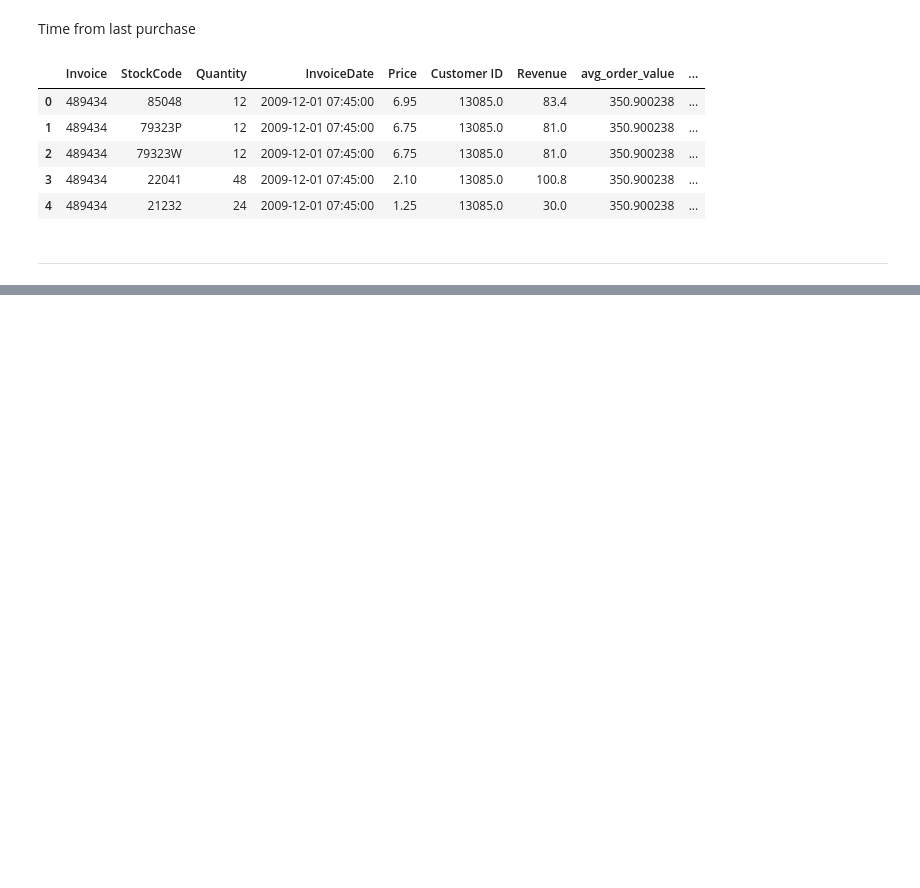
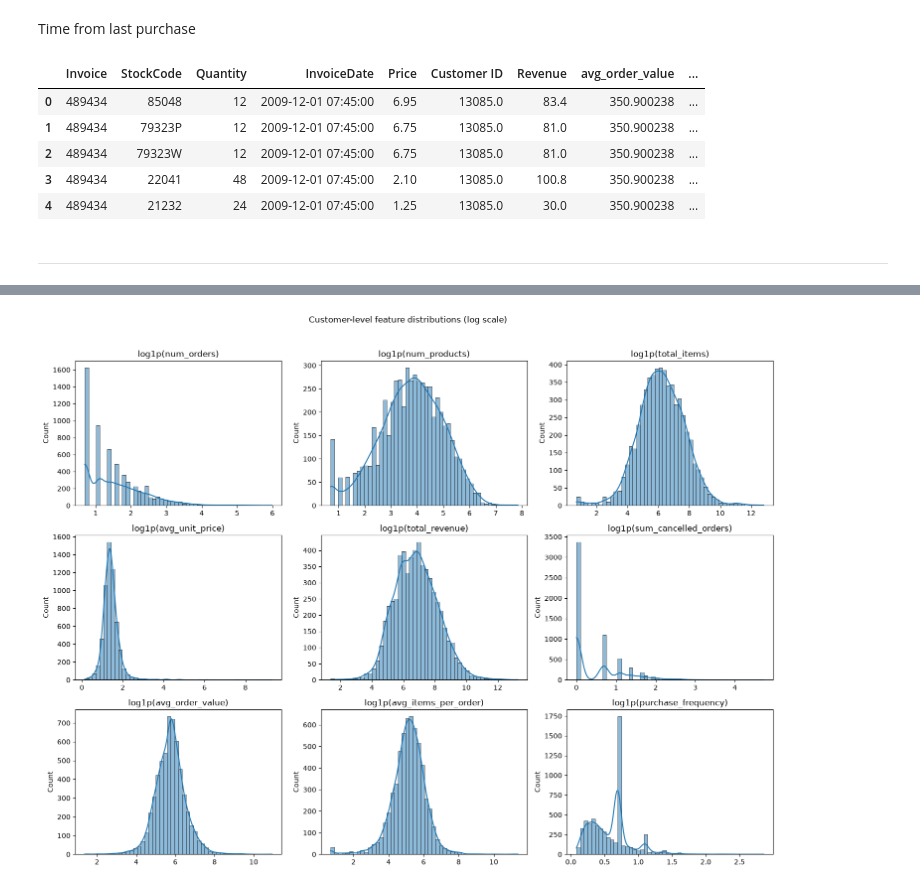
Before and after one commit to nick-st-coder/online-resail, a Jupyter notebook: notebooks/EDA.ipynb, the cells around one changed output, grey strips where cells are left out. Saved outputs shown, nothing was run; the diff lists cells and outputs as text; code cells hidden in the pictures; blank space fills up the shorter version.

Commit message:
added: heatmap and other plot analysis

```diff
--- a/notebooks/EDA.ipynb
+++ b/notebooks/EDA.ipynb
@@ -506,0 +478,19 @@ rfm = df.groupby("Customer ID").agg(
+# %%
+customer_df = (
+    df.groupby("Customer ID")
+      .agg(
+          num_orders=("num_orders", "max"),
+          num_products=("num_products", "max"),
+          total_items=("total_items", "max"),
+          avg_unit_price=("avg_unit_price", "max"),
+          total_revenue=("total_revenue", "max"),
+          sum_cancelled_orders=("sum_cancelled_orders", "max"),
+          avg_order_value=("avg_order_value", "max"),
+          avg_items_per_order=("avg_items_per_order", "max"),
+          customer_lifetime_days=("customer_lifetime_days", "max"),
+          recency_days=("recency_days", "max"),
+          purchase_frequency=("purchase_frequency", "max"),
+      )
+      .reset_index()
+)
+customer_df.shape
@@ -506,0 +506,16 @@ rfm = df.groupby("Customer ID").agg(
+# %%
+fig, axes = plt.subplots(3, 3, figsize=(15, 11))
+log_feats = ["num_orders", "num_products", "total_items", "avg_unit_price",
+             "total_revenue", "sum_cancelled_orders", "avg_order_value",
+             "avg_items_per_order", "purchase_frequency"]
+
+for ax, feat in zip(axes.ravel(), log_feats):
+    sns.histplot(np.log1p(customer_df[feat]), bins=50, kde=True, ax=ax)
+    ax.set_title(f"log1p({feat})")
+    ax.set_xlabel("")
+
+plt.suptitle("Customer-level feature distributions (log scale)", y=1.02)
+plt.tight_layout()
+plt.show()
+# %% [output]
+[figure, added]
```
Also changed, not shown: parts of 31 cells of this notebook.
